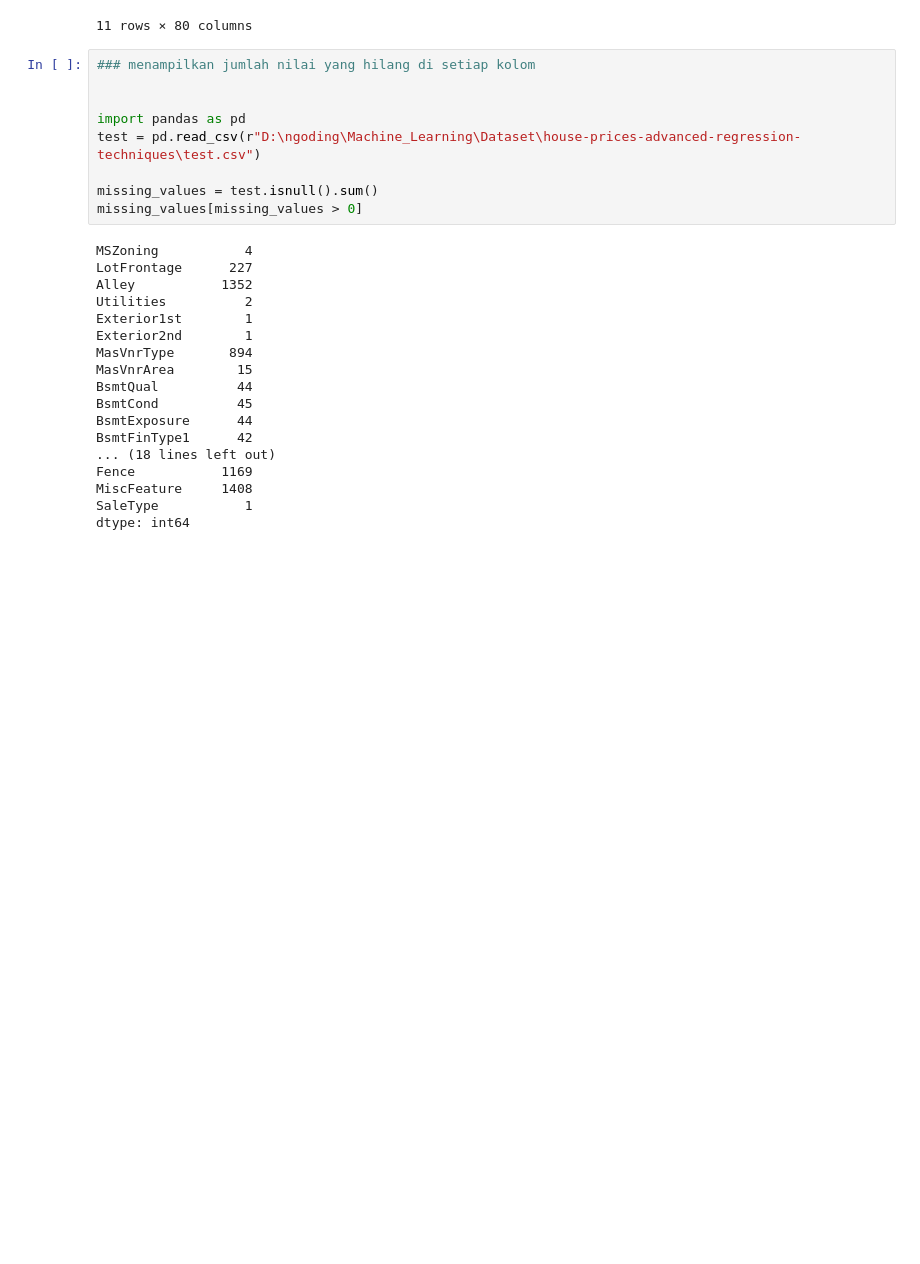
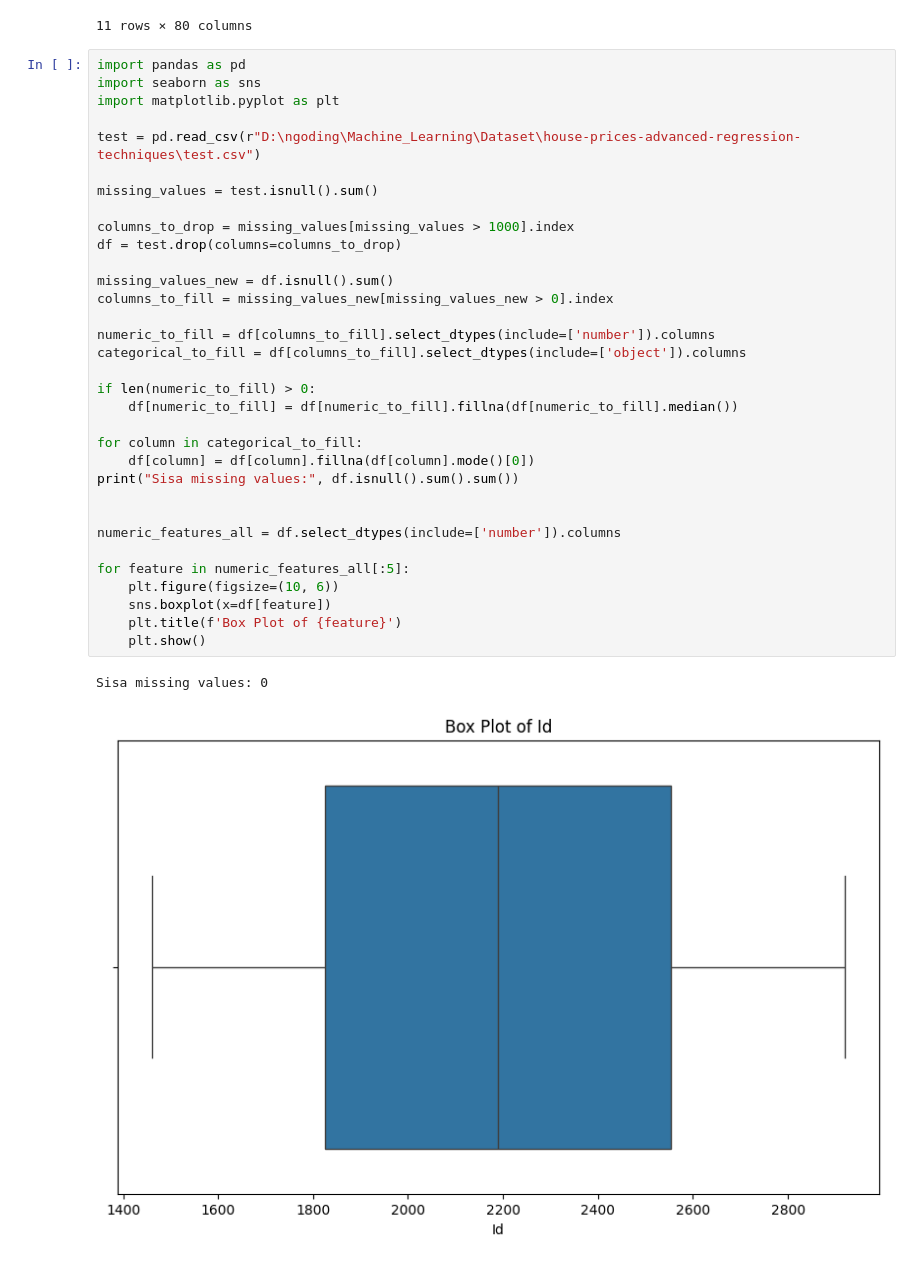
Before and after one commit to PadZz25/just-learn-machine-learning, a Jupyter notebook: project_Pertama/House_Price_regression.ipynb, the cells around one changed output. Drawn from its saved outputs; the diff is of its cells as text; blank space fills up the shorter version.

Commit message:
yang penting ada perkembangan hehe< lagi males soalnya

```diff
--- a/project_Pertama/House_Price_regression.ipynb
+++ b/project_Pertama/House_Price_regression.ipynb
@@ -78,29 +78,38 @@ test.describe(include="all")
 | max | 2919.000000 | 190.000000 | NaN | 200.000000 | 56600.000000 | NaN | NaN | NaN | NaN | ... |
 11 rows × 80 columns
 # %%
-### menampilkan jumlah nilai yang hilang di setiap kolom
+import pandas as pd
+import seaborn as sns
+import matplotlib.pyplot as plt
 
-
-import pandas as pd
 test = pd.read_csv(r"D:\ngoding\Machine_Learning\Dataset\house-prices-advanced-regression-techniques\test.csv")
 
 missing_values = test.isnull().sum()
-missing_values[missing_values > 0]
+
+columns_to_drop = missing_values[missing_values > 1000].index
+df = test.drop(columns=columns_to_drop)
+
+missing_values_new = df.isnull().sum()
+columns_to_fill = missing_values_new[missing_values_new > 0].index
+
+numeric_to_fill = df[columns_to_fill].select_dtypes(include=['number']).columns
+categorical_to_fill = df[columns_to_fill].select_dtypes(include=['object']).columns
+
+if len(numeric_to_fill) > 0:
+    df[numeric_to_fill] = df[numeric_to_fill].fillna(df[numeric_to_fill].median())
+
+for column in categorical_to_fill:
+    df[column] = df[column].fillna(df[column].mode()[0])
+print("Sisa missing values:", df.isnull().sum().sum())
+
+
+numeric_features_all = df.select_dtypes(include=['number']).columns
+
+for feature in numeric_features_all[:5]:
+    plt.figure(figsize=(10, 6))
+    sns.boxplot(x=df[feature])
+    plt.title(f'Box Plot of {feature}')
+    plt.show()
 # %% [output]
-MSZoning           4
-LotFrontage      227
-Alley           1352
-Utilities          2
-Exterior1st        1
-Exterior2nd        1
-MasVnrType       894
-MasVnrArea        15
-BsmtQual          44
-BsmtCond          45
-BsmtExposure      44
-BsmtFinType1      42
-... (18 lines left out)
-Fence           1169
-MiscFeature     1408
-SaleType           1
-dtype: int64
+Sisa missing values: 0
+[figure, added]
```
Also changed, not shown: parts of 1 cell of this notebook.
